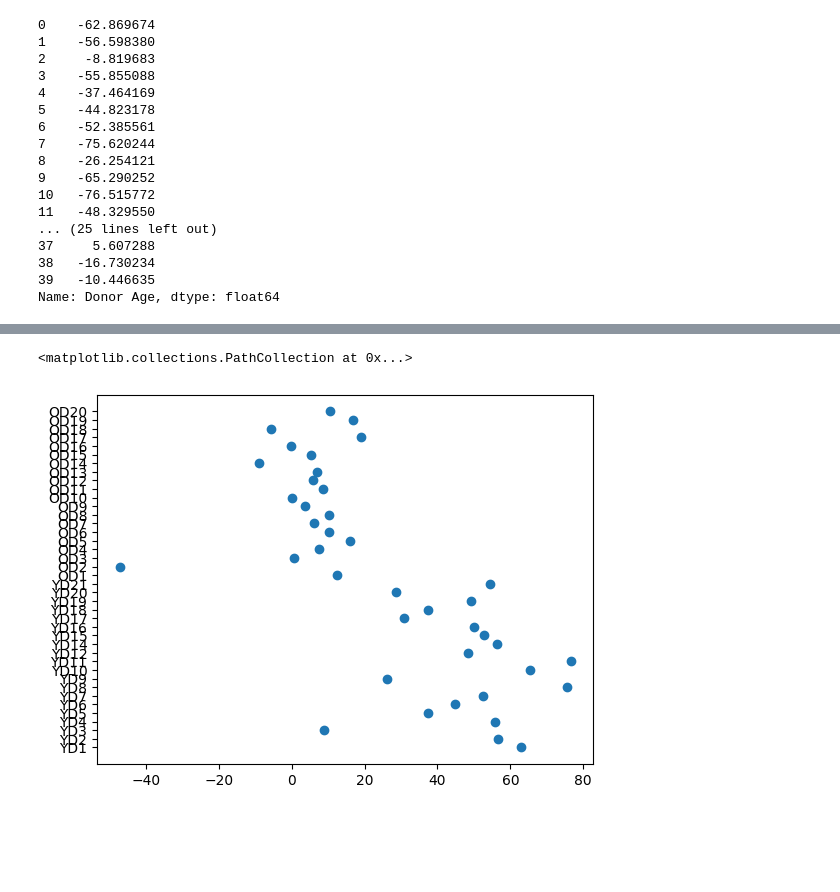
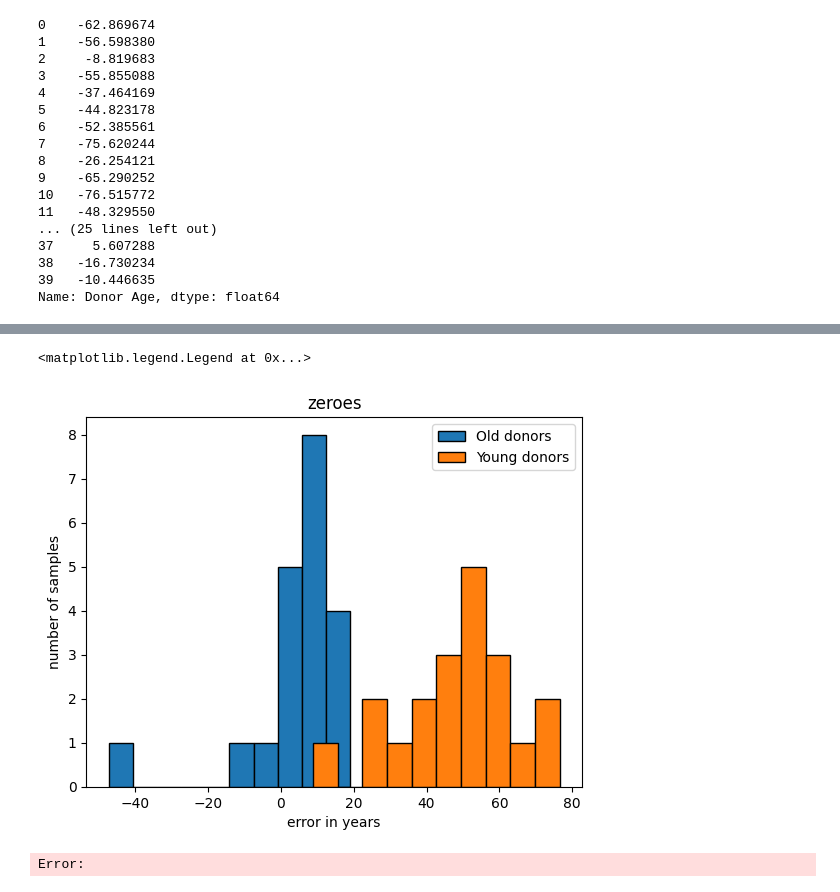
Before and after one commit to emi-lex/methylation_jb, a Jupyter notebook: code/horvath_clock_zeroes.ipynb, the cells around one changed output, grey strips where cells are left out. Cells and saved outputs as stored; diff of their text form; code cells hidden in the pictures; blank space fills up the shorter version.

```diff
--- a/code/horvath_clock_zeroes.ipynb
+++ b/code/horvath_clock_zeroes.ipynb
@@ -110,5 +103,17 @@ Text(0, 0.5, 'real')
-# %%
-plt.scatter(predicted_age.astype(np.float64) - real_age["Donor Age"].astype(np.float64), real_age["Donor ID"])
-# %% [output]
-<matplotlib.collections.PathCollection at 0x...>
-[figure, removed]
+# %%
+def label(index):
+    return 0 if index[0] == "Y" else 1
+# %%
+labels = real_age["Donor ID"].apply(label)
+# %%
+errors = predicted_age.astype(np.float64) - real_age["Donor Age"].astype(np.float64)
+plt.hist(errors[labels.astype(bool)], ec="k", label="Old donors")
+plt.hist(errors[np.invert(labels.astype(bool))], ec="k", label="Young donors")
+plt.xlabel("error in years")
+plt.ylabel("number of samples")
+plt.title("zeroes")
+plt.legend()
+# %% [output]
+<matplotlib.legend.Legend at 0x...>
+[figure, added]
+Error:
```
Also changed, not shown: parts of 1 cell of this notebook, 1 other file.
